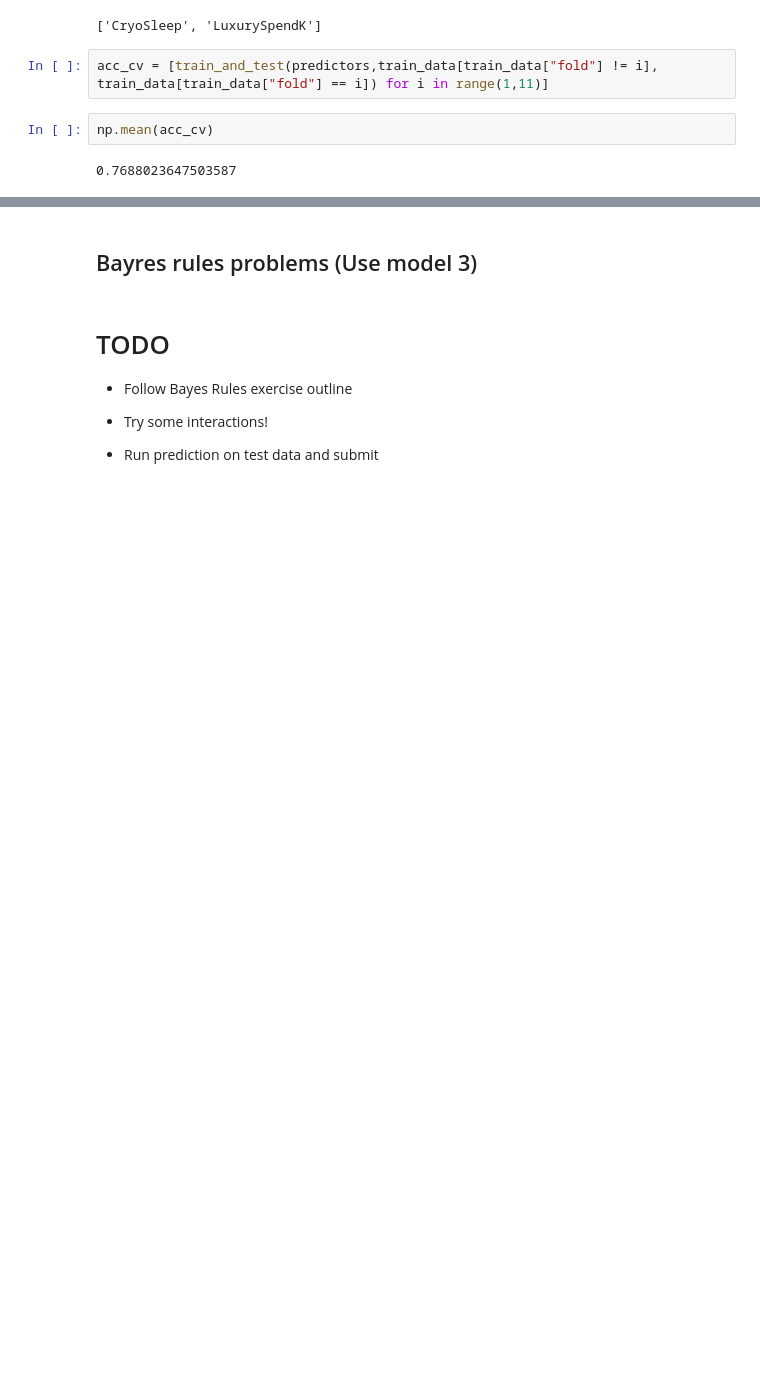
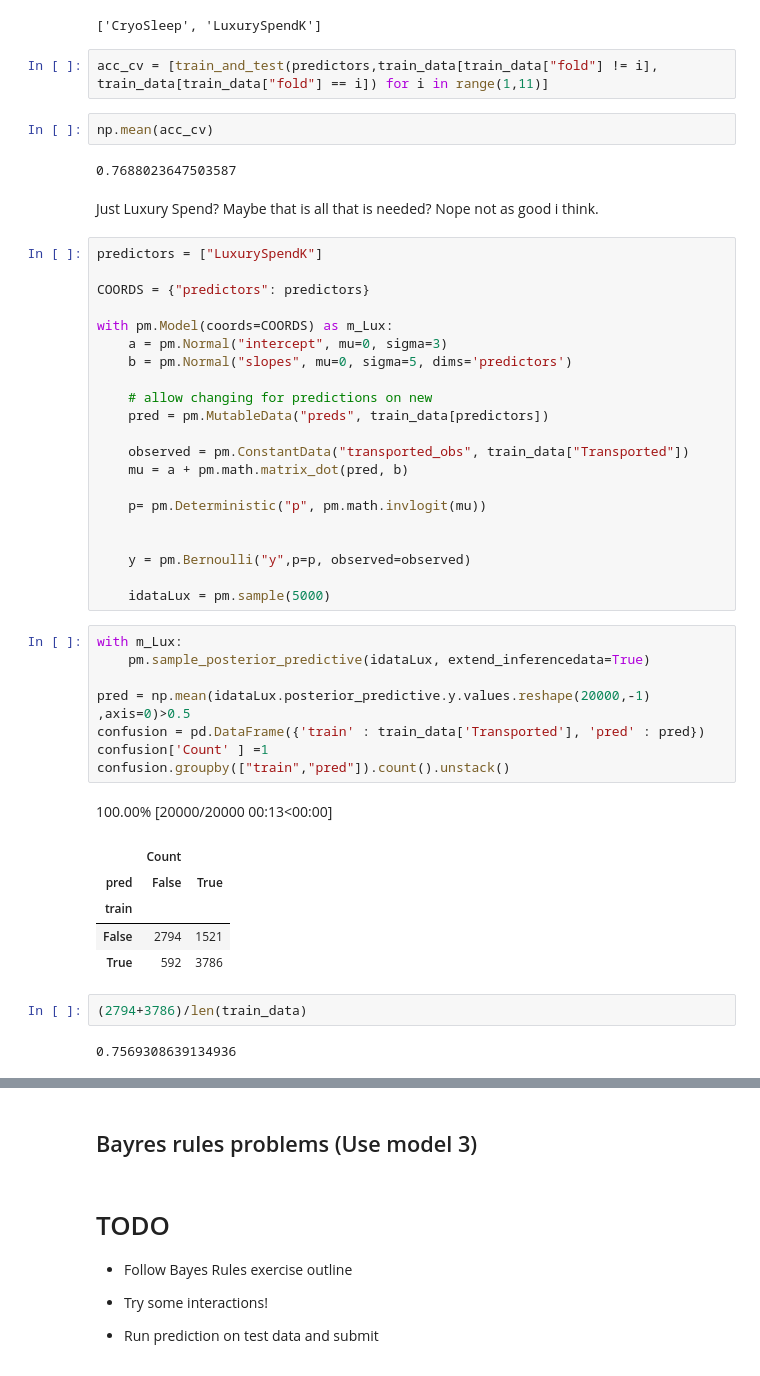
Before and after one commit to DrEntropy/Kaggle, a Jupyter notebook: SpaceshipTitanic/spaceshipTitan.ipynb, the cells around one changed output, grey strips where cells are left out. Cells and saved outputs as stored; diff of their text form; blank space fills up the shorter version.

```diff
--- a/SpaceshipTitanic/spaceshipTitan.ipynb
+++ b/SpaceshipTitanic/spaceshipTitan.ipynb
@@ -818,3 +798,45 @@ acc_cv = [train_and_test(predictors,train_data[train_data["fold"] != i], train_d
 np.mean(acc_cv)
 # %% [output]
 0.7688023647503587
+# %% [markdown]
+Just Luxury Spend? Maybe that is all that is needed? Nope not as good i think.
+# %%
+predictors = ["LuxurySpendK"]
+
+COORDS = {"predictors": predictors}
+
+with pm.Model(coords=COORDS) as m_Lux:
+    a = pm.Normal("intercept", mu=0, sigma=3)
+    b = pm.Normal("slopes", mu=0, sigma=5, dims='predictors')
+
+    # allow changing for predictions on new
+    pred = pm.MutableData("preds", train_data[predictors])
+
+    observed = pm.ConstantData("transported_obs", train_data["Transported"])
+    mu = a + pm.math.matrix_dot(pred, b)
+
+    p= pm.Deterministic("p", pm.math.invlogit(mu))
+
+
+    y = pm.Bernoulli("y",p=p, observed=observed)
+
+    idataLux = pm.sample(5000)
+# %%
+with m_Lux:
+    pm.sample_posterior_predictive(idataLux, extend_inferencedata=True)
+
+pred = np.mean(idataLux.posterior_predictive.y.values.reshape(20000,-1) ,axis=0)>0.5
+confusion = pd.DataFrame({'train' : train_data['Transported'], 'pred' : pred})
+confusion['Count' ] =1
+confusion.groupby(["train","pred"]).count().unstack()
+# %% [output]
+100.00% [20000/20000 00:13<00:00]
+|  | Count |  |
+| pred | False | True |
+| train |  |  |
+| False | 2794 | 1521 |
+| True | 592 | 3786 |
+# %%
+(2794+3786)/len(train_data)
+# %% [output]
+0.7569308639134936
```
Also changed, not shown: parts of 12 cells of this notebook.
